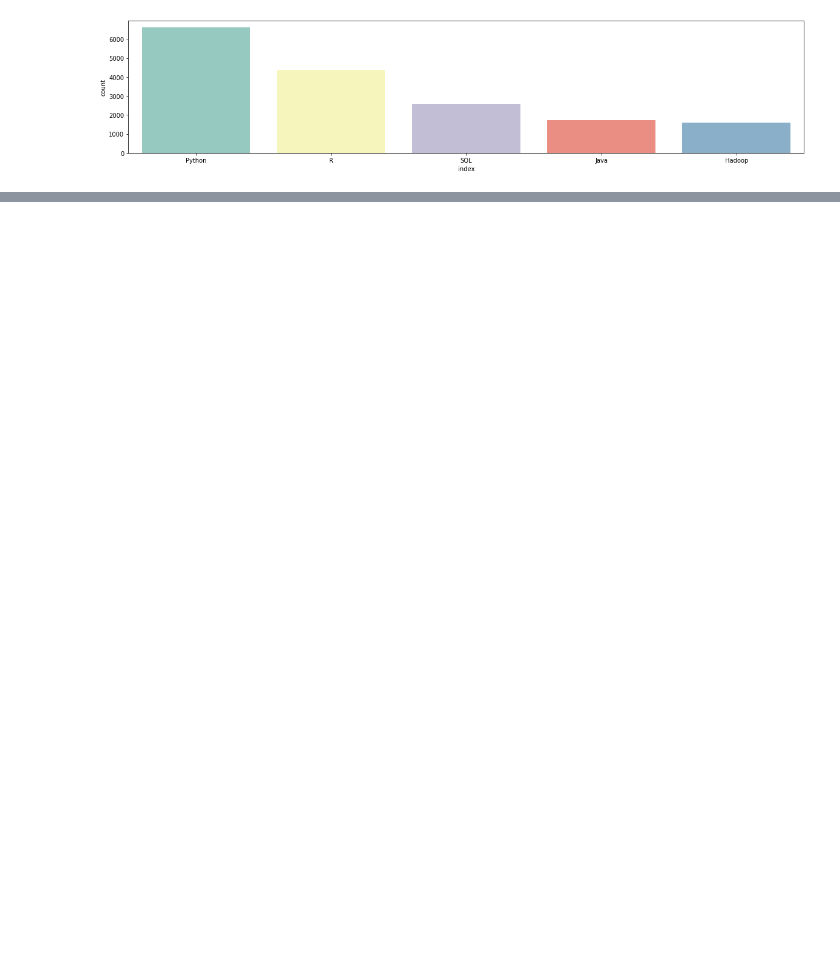
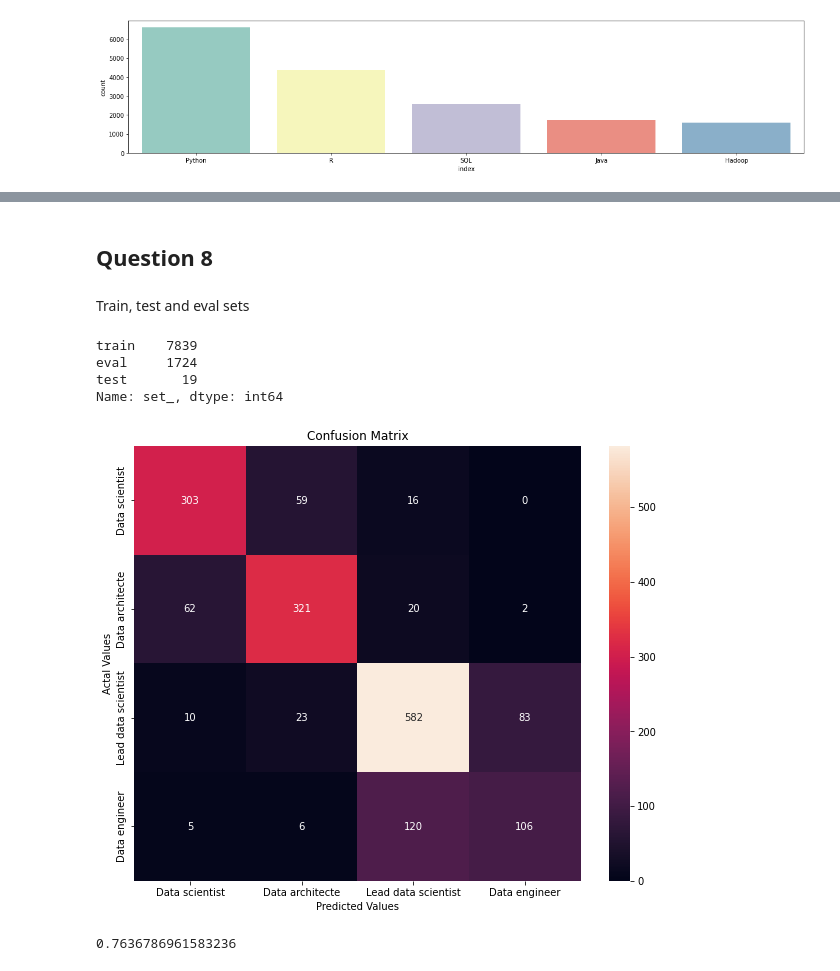
Before and after one commit to PintoAntoine/test_technique, a Jupyter notebook: test.ipynb, the cells around one changed output, grey strips where cells are left out. Cells and saved outputs as stored; diff of their text form; code cells hidden in the pictures; blank space fills up the shorter version.

Commit message:
Questions 7 and 8

```diff
--- a/test.ipynb
+++ b/test.ipynb
@@ -94,0 +155,42 @@ ax = sns.barplot(x='index', y="count", data=top5_tech, palette="Set3")
+# %% [markdown]
+## Question 8
+# %% [markdown]
+Train, test and eval sets
+# %%
+
+
+df['set_'] = 'train'
+df.loc[df.Metier.isna(), 'set_'] = 'test'
+list_eval = random.choices(df.index[df['set_'] == 'train'], k=round(0.2*sum(df['set_'] == 'train')))
+df.loc[list_eval, 'set_'] = 'eval'
+
+df['set_'].value_counts()
+# %% [output]
+train    7839
+eval     1724
+test       19
+Name: set_, dtype: int64
+# %%
+features = ['Experience', 'Bachelor', 'Master', 'No diploma', 'Phd'] + top10_tech.tolist()
+
+df = df[(df[features].isna().sum(1) == 0)]
+
+neigh = KNeighborsClassifier(n_neighbors=5)
+neigh.fit(df.loc[df['set_'] == 'train', features], df.loc[df['set_'] == 'train', 'Metier'])
+df['pred'] = neigh.predict(df[features])
+# %%
+cm = confusion_matrix(df.loc[df['set_'] == 'eval', 'Metier'].astype('str'), df.loc[df['set_'] == 'eval', 'pred'].astype('str'))
+cm_df = pd.DataFrame(cm, index = df.pred.unique(),  columns = df.pred.unique())
+
+plt.figure(figsize=(10,8))
+sns.heatmap(cm_df, annot=True, fmt='g')
+plt.title('Confusion Matrix')
+plt.ylabel('Actal Values')
+plt.xlabel('Predicted Values')
+plt.show()
+# %% [output]
+[figure, added]
+# %%
+np.trace(cm)/np.sum(cm)
+# %% [output]
+0.7636786961583236
```
Also changed, not shown: parts of 21 cells of this notebook.
